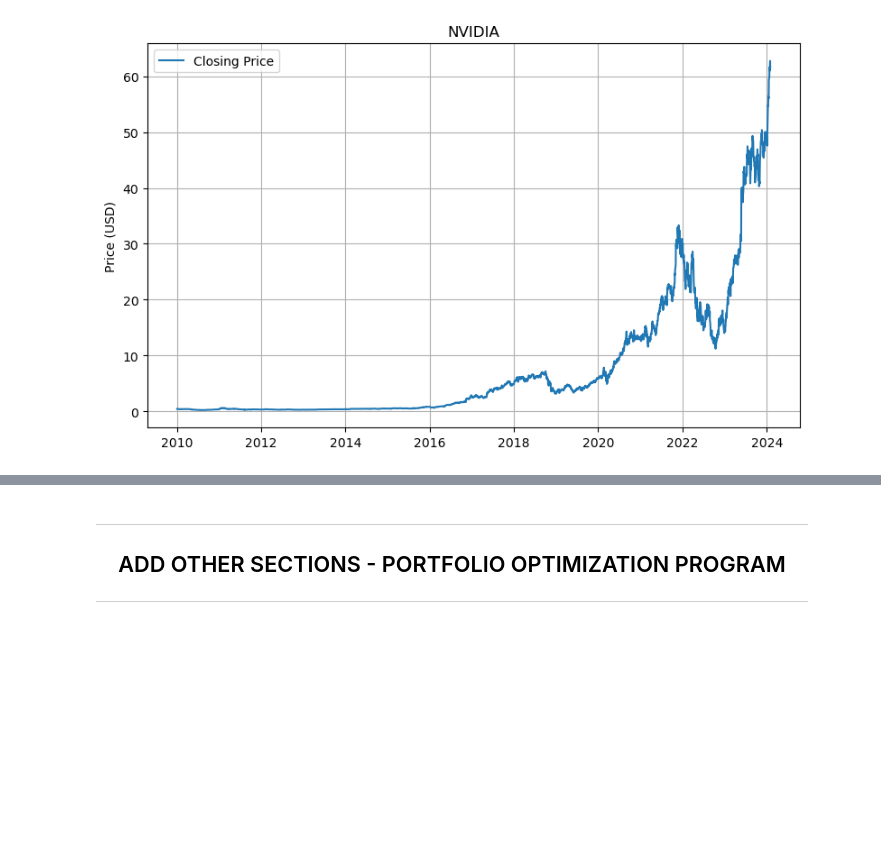
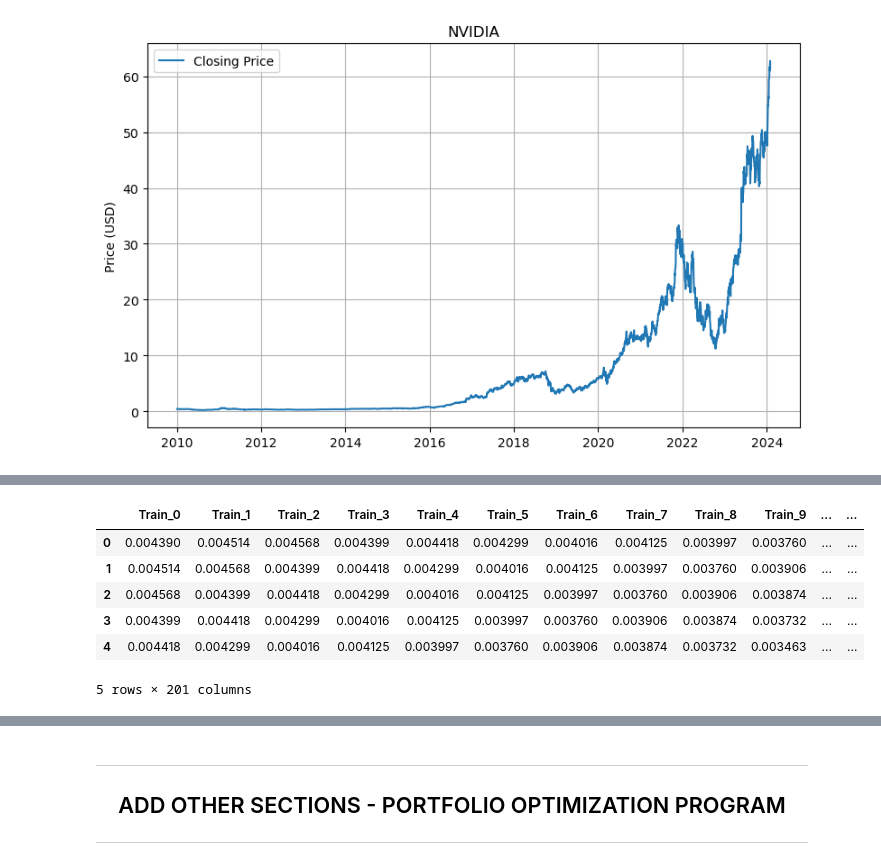
Before and after one commit to EstevesX10/SP500-Stock-Forecasting-and-Optimization, a Jupyter notebook: SP500 Stock Forecasting and Optimization/SP500 Stock Price Forecasting and Optimization.ipynb, the cells around one changed output, grey strips where cells are left out. Saved outputs shown, nothing was run; the diff lists cells and outputs as text; code cells hidden in the pictures; blank space fills up the shorter version.

Commit message:
Performed some tests

```diff
--- a/SP500 Stock Forecasting and Optimization/SP500 Stock Price Forecasting and Optimization.ipynb
+++ b/SP500 Stock Forecasting and Optimization/SP500 Stock Price Forecasting and Optimization.ipynb
@@ -174,0 +222,16 @@ plotStockClosingPrice(stockMarketHistory=stockMarketHistory, title='NVIDIA')
+# %%
+ds = stockPriceManager(stockSymbol='NVDA', feature='Close', windowSize=200, predictionDate='2024-01-01', pathsConfig=pathsConfig)
+x_train, y_train, x_val, y_val, x_test, y_test = ds.trainTestSplit()
+# x_train.shape, y_train.shape
+# x_val.shape, y_val.shape
+# x_test.shape, y_test.shape
+# %%
+ds.df.head()
+# %% [output]
+|  | Train_0 | Train_1 | Train_2 | Train_3 | Train_4 | Train_5 | Train_6 | Train_7 | Train_8 | Train_9 | ... | ... |
+| 0 | 0.004390 | 0.004514 | 0.004568 | 0.004399 | 0.004418 | 0.004299 | 0.004016 | 0.004125 | 0.003997 | 0.003760 | ... | ... |
+| 1 | 0.004514 | 0.004568 | 0.004399 | 0.004418 | 0.004299 | 0.004016 | 0.004125 | 0.003997 | 0.003760 | 0.003906 | ... | ... |
+| 2 | 0.004568 | 0.004399 | 0.004418 | 0.004299 | 0.004016 | 0.004125 | 0.003997 | 0.003760 | 0.003906 | 0.003874 | ... | ... |
+| 3 | 0.004399 | 0.004418 | 0.004299 | 0.004016 | 0.004125 | 0.003997 | 0.003760 | 0.003906 | 0.003874 | 0.003732 | ... | ... |
+| 4 | 0.004418 | 0.004299 | 0.004016 | 0.004125 | 0.003997 | 0.003760 | 0.003906 | 0.003874 | 0.003732 | 0.003463 | ... | ... |
+5 rows × 201 columns
```
Also changed, not shown: parts of 19 cells of this notebook.
